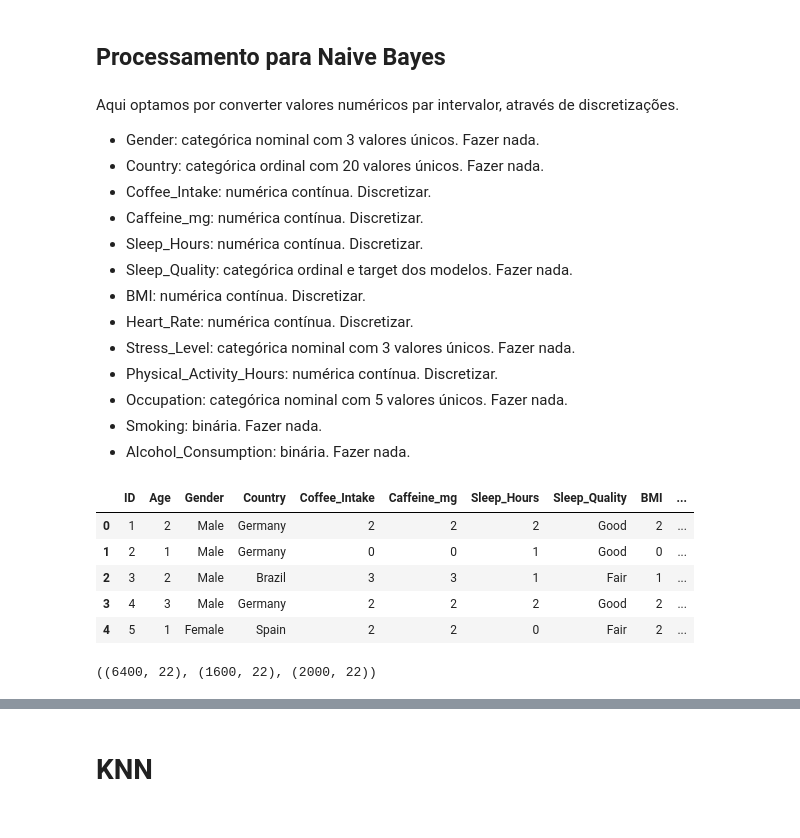
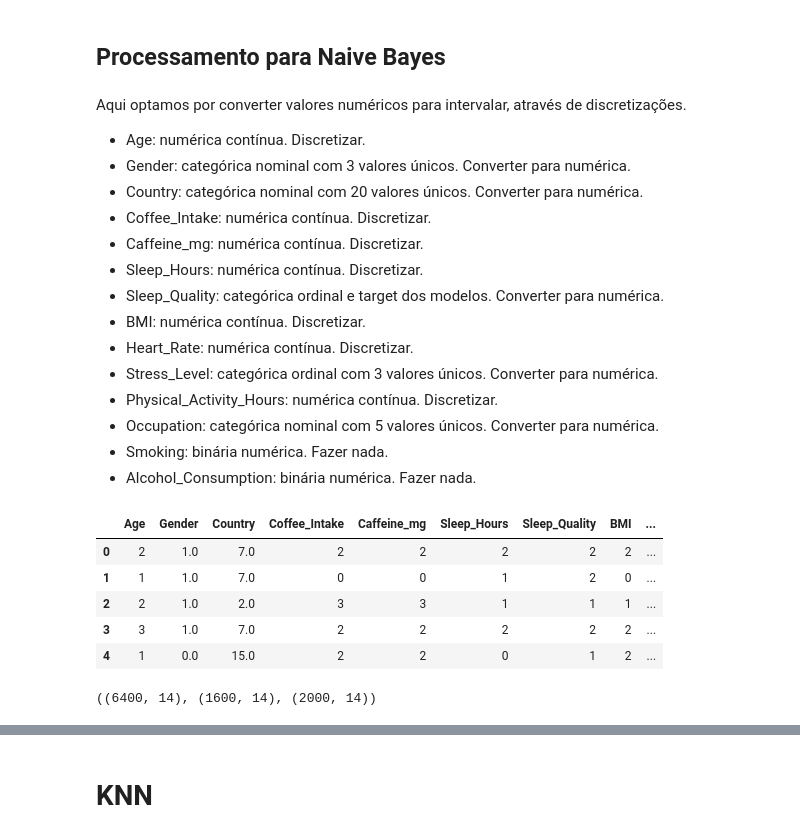
Before and after one commit to zurawskigabriel/T1_Aprendizado_De_Maquina, a Jupyter notebook: main.ipynb, the cells around one changed output, grey strips where cells are left out. Cells and saved outputs as stored; diff of their text form; code cells hidden in the pictures.

```diff
--- a/main.ipynb
+++ b/main.ipynb
@@ -128,52 +145,81 @@ test.to_csv("testKNN.csv")
 # %% [markdown]
 ## Processamento para Naive Bayes
 # %% [markdown]
-Aqui optamos por converter valores numéricos par intervalor, através de discretizações.
+Aqui optamos por converter valores numéricos para intervalar, através de discretizações.
 
-- Gender: categórica nominal com 3 valores únicos. Fazer nada.
-- Country: categórica ordinal com 20 valores únicos. Fazer nada.
+- Age: numérica contínua. Discretizar.
+- Gender: categórica nominal com 3 valores únicos. Converter para numérica.
+- Country: categórica nominal com 20 valores únicos. Converter para numérica.
 - Coffee_Intake: numérica contínua. Discretizar.
 - Caffeine_mg: numérica contínua. Discretizar.
 - Sleep_Hours: numérica contínua. Discretizar.
-- Sleep_Quality: categórica ordinal e target dos modelos. Fazer nada.
+- Sleep_Quality: categórica ordinal e target dos modelos. Converter para numérica.
 - BMI: numérica contínua. Discretizar.
 - Heart_Rate: numérica contínua. Discretizar.
-- Stress_Level: categórica nominal com 3 valores únicos. Fazer nada.
+- Stress_Level: categórica ordinal com 3 valores únicos. Converter para numérica.
 - Physical_Activity_Hours: numérica contínua. Discretizar.
-- Occupation: categórica nominal com 5 valores únicos. Fazer nada.
-- Smoking: binária. Fazer nada.
-- Alcohol_Consumption: binária. Fazer nada.
+- Occupation: categórica nominal com 5 valores únicos. Converter para numérica.
+- Smoking: binária numérica. Fazer nada.
+- Alcohol_Consumption: binária numérica. Fazer nada.
 # %%
 dataNB = dataWithoutHealthIssues.copy()
 
 # Colunas a serem discretizadas
 columns_to_discretize = [
     'Age',
     'Coffee_Intake',
     'Caffeine_mg',
     'Sleep_Hours',
     'BMI',
     'Heart_Rate',
     'Physical_Activity_Hours'
 ]
 
 # Discretização usando qcut (quantis) para criar 4 bins para cada coluna
 for col in columns_to_discretize:
     dataNB[col] = pd.qcut(dataNB[col], q=4, labels=False, duplicates='drop')
 
+# Colunas categóricas nominais a serem encodadas
+columns_to_encode = [
+    'Gender',
+    'Country',
+    'Occupation',
+]
+
+encoder = OrdinalEncoder()
+dataNB[columns_to_encode] = encoder.fit_transform(dataNB[columns_to_encode])
+
+# Conversão manual das colunas ordinais Sleep_Quality e Stress_Level para valores numéricos
+sleepQualityMap = {
+    'Poor': 0,
+    'Fair': 1,
+    'Good': 2,
+    'Excellent': 3
+}
+
+stressLevelMap = {
+    'Low': 0,
+    'Medium': 1,
+    'High': 2
+}
+
+dataNB['Sleep_Quality'] = dataNB['Sleep_Quality'].map(sleepQualityMap)
+dataNB['Stress_Level'] = dataNB['Stress_Level'].map(stressLevelMap)
+
+dataNB.drop(columns=['ID'], inplace=True)
+
 dataNB.head()
 # %% [output]
-|  | ID | Age | Gender | Country | Coffee_Intake | Caffeine_mg | Sleep_Hours | Sleep_Quality | BMI | ... |
-| 0 | 1 | 2 | Male | Germany | 2 | 2 | 2 | Good | 2 | ... |
-| 1 | 2 | 1 | Male | Germany | 0 | 0 | 1 | Good | 0 | ... |
-| 2 | 3 | 2 | Male | Brazil | 3 | 3 | 1 | Fair | 1 | ... |
-| 3 | 4 | 3 | Male | Germany | 2 | 2 | 2 | Good | 2 | ... |
-| 4 | 5 | 1 | Female | Spain | 2 | 2 | 0 | Fair | 2 | ... |
+|  | Age | Gender | Country | Coffee_Intake | Caffeine_mg | Sleep_Hours | Sleep_Quality | BMI | ... |
+| 0 | 2 | 1.0 | 7.0 | 2 | 2 | 2 | 2 | 2 | ... |
+| 1 | 1 | 1.0 | 7.0 | 0 | 0 | 1 | 2 | 0 | ... |
+| 2 | 2 | 1.0 | 2.0 | 3 | 3 | 1 | 1 | 1 | ... |
+| 3 | 3 | 1.0 | 7.0 | 2 | 2 | 2 | 2 | 2 | ... |
+| 4 | 1 | 0.0 | 15.0 | 2 | 2 | 0 | 1 | 2 | ... |
 # %%
-# divide o dataset em treino, validacao e teste
-train, test = train_test_split(dataEnconded, test_size=0.2, stratify=dataEnconded["Sleep_Quality"])
+train, test = train_test_split(dataNB, test_size=0.2, stratify=dataNB["Sleep_Quality"])
 train, validation = train_test_split(train, test_size=0.2, stratify=train["Sleep_Quality"])
 train.shape, validation.shape, test.shape
 # %% [output]
-((6400, 22), (1600, 22), (2000, 22))
+((6400, 14), (1600, 14), (2000, 14))
 # %%
```
Also changed, not shown: parts of 37 cells of this notebook, 6 other files.
